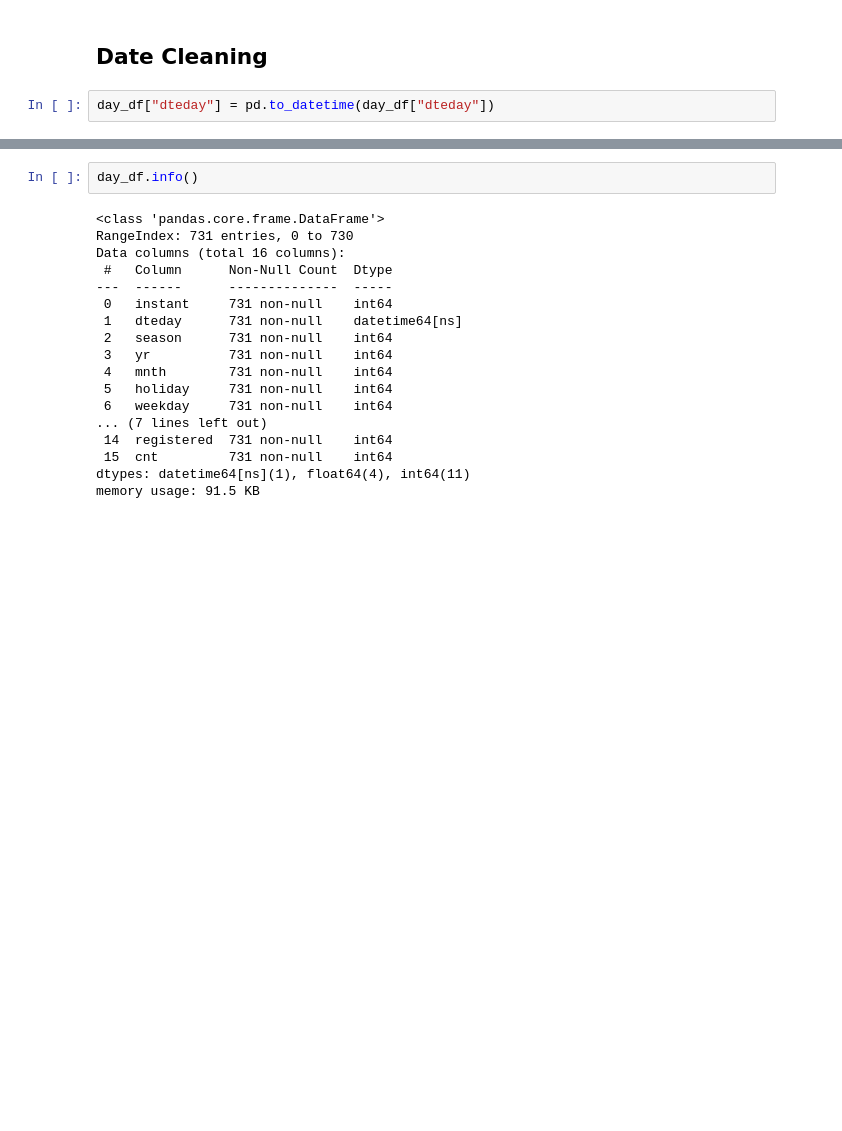
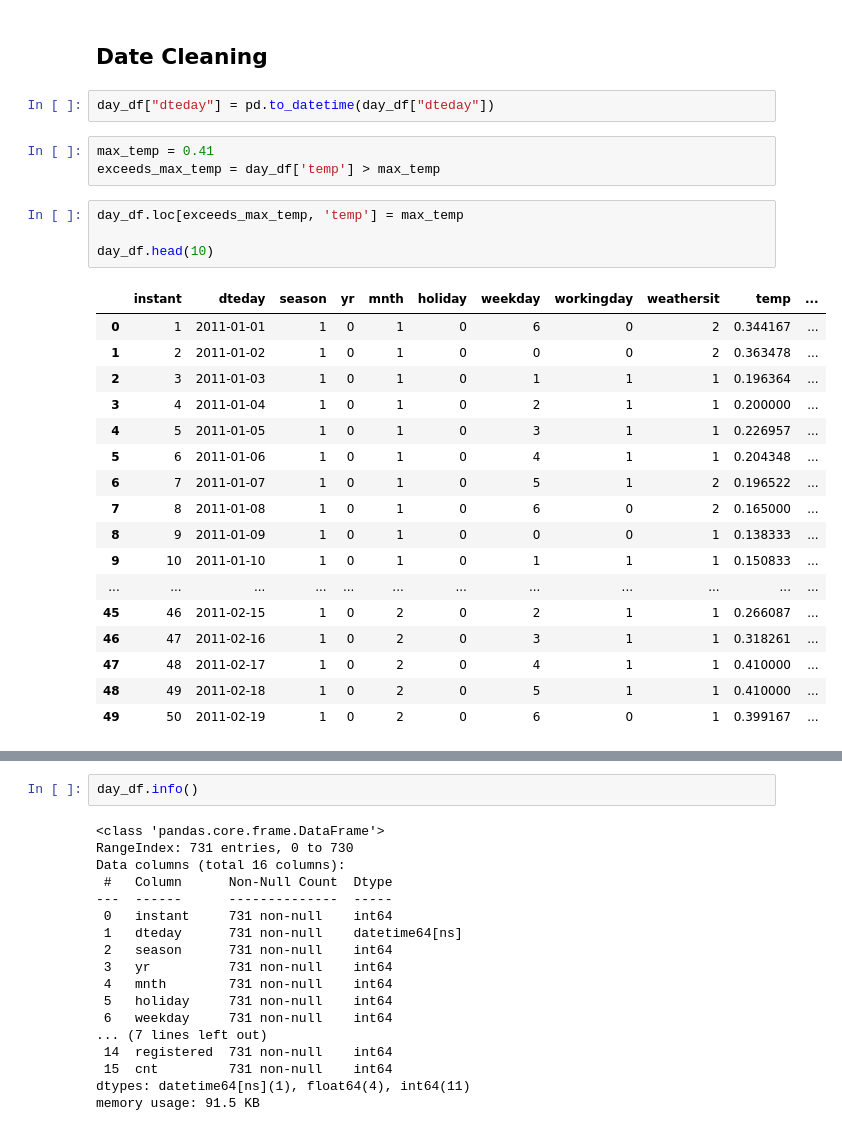
Before and after one commit to cukiprit/Submission-Dicoding-Data-Analysis, a Jupyter notebook: main.ipynb, the cells around one changed output, grey strips where cells are left out. Cells and saved outputs as stored; diff of their text form; blank space fills up the shorter version.

```diff
--- a/main.ipynb
+++ b/main.ipynb
@@ -75,3 +75,28 @@ Duplicate Data: 0
 ## Date Cleaning
 # %%
 day_df["dteday"] = pd.to_datetime(day_df["dteday"])
+# %%
+max_temp = 0.41
+exceeds_max_temp = day_df['temp'] > max_temp
+# %%
+day_df.loc[exceeds_max_temp, 'temp'] = max_temp
+
+day_df.head(10)
+# %% [output]
+|  | instant | dteday | season | yr | mnth | holiday | weekday | workingday | weathersit | temp | ... |
+| 0 | 1 | 2011-01-01 | 1 | 0 | 1 | 0 | 6 | 0 | 2 | 0.344167 | ... |
+| 1 | 2 | 2011-01-02 | 1 | 0 | 1 | 0 | 0 | 0 | 2 | 0.363478 | ... |
+| 2 | 3 | 2011-01-03 | 1 | 0 | 1 | 0 | 1 | 1 | 1 | 0.196364 | ... |
+| 3 | 4 | 2011-01-04 | 1 | 0 | 1 | 0 | 2 | 1 | 1 | 0.200000 | ... |
+| 4 | 5 | 2011-01-05 | 1 | 0 | 1 | 0 | 3 | 1 | 1 | 0.226957 | ... |
+| 5 | 6 | 2011-01-06 | 1 | 0 | 1 | 0 | 4 | 1 | 1 | 0.204348 | ... |
+| 6 | 7 | 2011-01-07 | 1 | 0 | 1 | 0 | 5 | 1 | 2 | 0.196522 | ... |
+| 7 | 8 | 2011-01-08 | 1 | 0 | 1 | 0 | 6 | 0 | 2 | 0.165000 | ... |
+| 8 | 9 | 2011-01-09 | 1 | 0 | 1 | 0 | 0 | 0 | 1 | 0.138333 | ... |
+| 9 | 10 | 2011-01-10 | 1 | 0 | 1 | 0 | 1 | 1 | 1 | 0.150833 | ... |
+| ... | ... | ... | ... | ... | ... | ... | ... | ... | ... | ... | ... |
+| 45 | 46 | 2011-02-15 | 1 | 0 | 2 | 0 | 2 | 1 | 1 | 0.266087 | ... |
+| 46 | 47 | 2011-02-16 | 1 | 0 | 2 | 0 | 3 | 1 | 1 | 0.318261 | ... |
+| 47 | 48 | 2011-02-17 | 1 | 0 | 2 | 0 | 4 | 1 | 1 | 0.410000 | ... |
+| 48 | 49 | 2011-02-18 | 1 | 0 | 2 | 0 | 5 | 1 | 1 | 0.410000 | ... |
+| 49 | 50 | 2011-02-19 | 1 | 0 | 2 | 0 | 6 | 0 | 1 | 0.399167 | ... |
```
Also changed, not shown: parts of 2 cells of this notebook, 3 other files.
